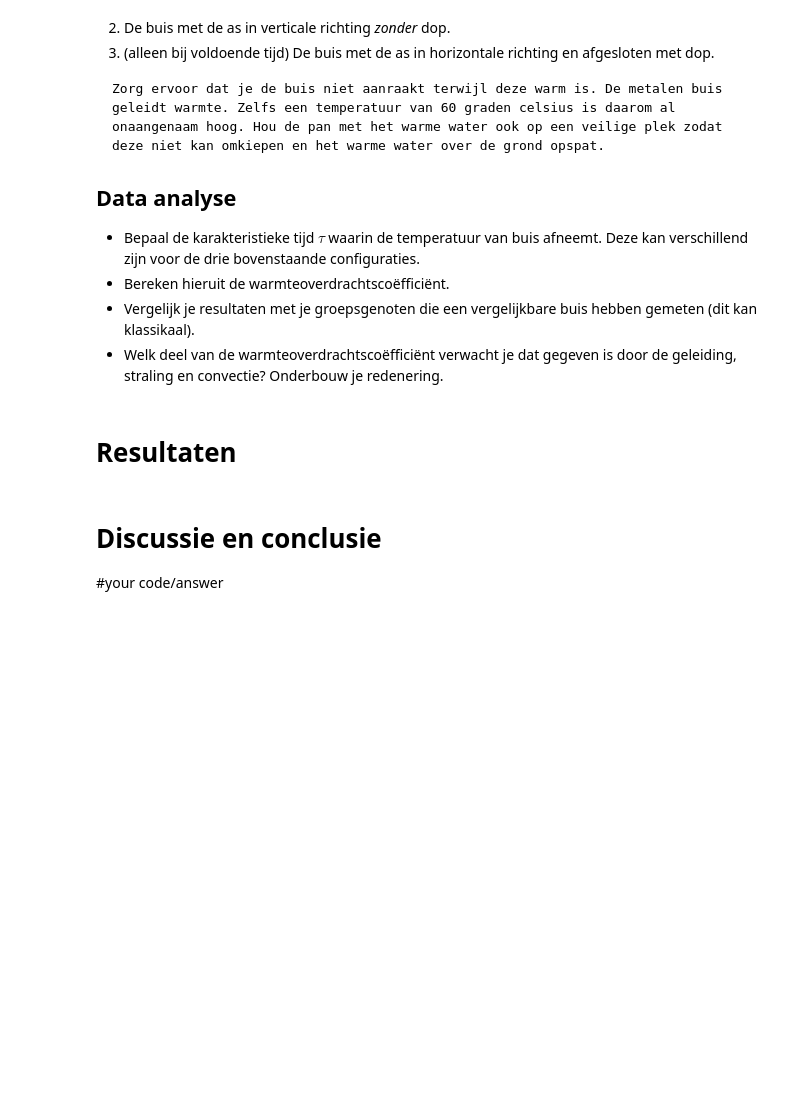
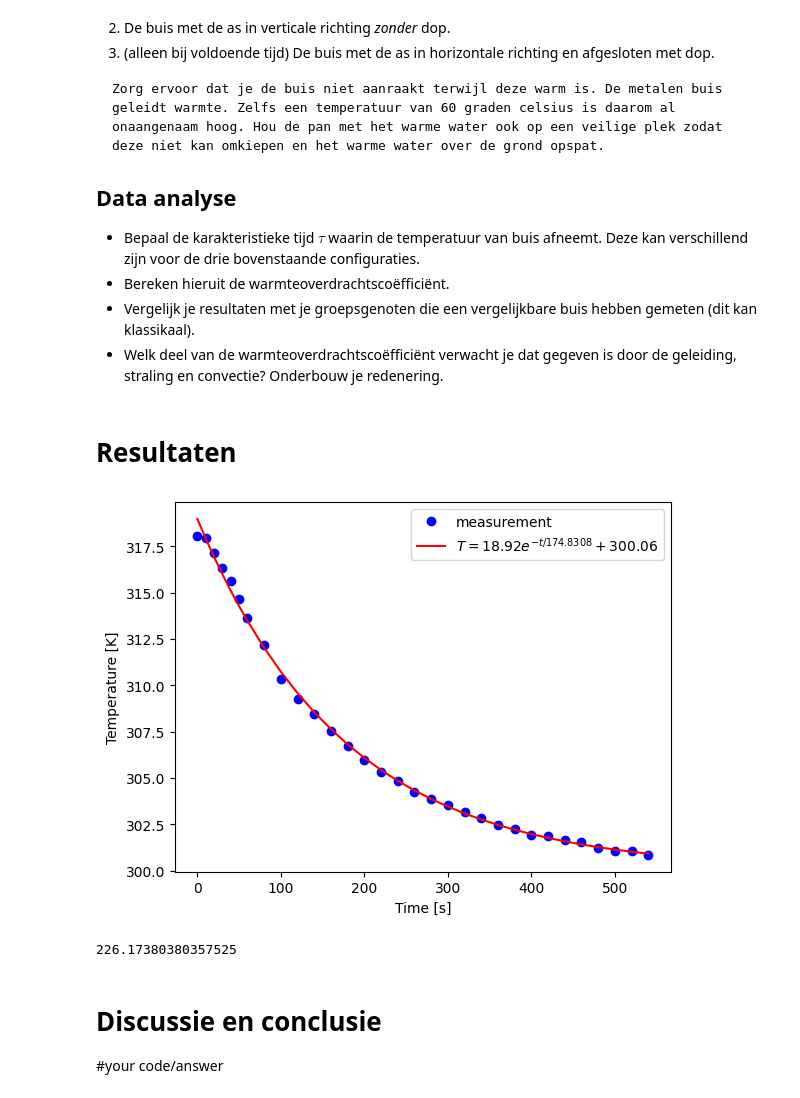
Before and after one commit to rstaasTUD/Silje_en_Raoul, a Jupyter notebook: Content/Labs/koelbuis.ipynb, the cells around one changed output. Saved outputs shown, nothing was run; the diff lists cells and outputs as text; code cells hidden in the pictures; blank space fills up the shorter version.

```diff
--- a/Content/Labs/koelbuis.ipynb
+++ b/Content/Labs/koelbuis.ipynb
@@ -208,3 +162,52 @@ print(h_exp) # warmteoverdrachtscoëfficiënt in W/m^2 K
+# %%
+# zonder stop
+
+import numpy as np
+import matplotlib.pyplot as plt
+from scipy.optimize import curve_fit
+
+def exp_func(t, A, tau, T_omg):
+    # A is verschiltemperatuur met omgeving aan start
+    # tau is de karakteristieke tijd voor de koeling
+    # T_omg is de omgevingstemperatuur
+    return (A * np.exp(-t/tau) + T_omg)
+
+buitenoppervlak = 0.00961 # bepaal zelf in m^2
+warmtecapaciteit = 380 # bepaal de warmtecapaciteit in J/K
+
+times = np.array([0,10,20,30,40,50,60,80,100,120,140,160,180,200,220,240,260,280,300,320,340,360,380,400,420,440,460,480,500,520,540])
+temps = np.array([44.9,44.8,44.0,43.2,42.5,41.5,40.5,39.0,37.2,36.1,35.3,34.4,33.6,32.8,32.2,31.7,31.1,30.7,30.4,30.0,29.7,29.3,29.1,28.8,28.7,28.5,28.4,28.1,27.9,27.9,27.7])+273.15
+
+
+# pas beginwaardes aan naar schatting
+# Het aantal maxfev moet wellicht hoger voor goede convergentie van de waarde
+popt, pocv = curve_fit(exp_func, times, temps, p0=[30, 20, 20+273.15], maxfev=5000)
+
+A_exp, tau_exp, T_omg_exp = popt
+
+y_fit = exp_func(times, *popt)
+
+plt.figure()
+plt.xlabel('Time [s]')
+plt.ylabel('Temperature [K]')
+
+plt.plot(times, temps, 'bo', label='measurement')
+plt.plot(times, y_fit, 'r-',
+         label='$T = %0.2f e^{-t/%0.4f} + %0.2f$' % (A_exp, tau_exp, T_omg_exp))
+
+plt.legend()
+
+plt.show()
+
+h_exp = (warmtecapaciteit) / (tau_exp * buitenoppervlak)
+
+print(h_exp) # warmteoverdrachtscoëfficiënt in W/m^2 K
+# Sla figuren op met
+#
+# plt.savefig("Figuren/naam.png", dpi=450)
+# %% [output]
+[figure, added]
+226.17380380357525
 # %% [markdown]
 # Discussie en conclusie
 
```
Also changed, not shown: parts of 3 cells of this notebook.
